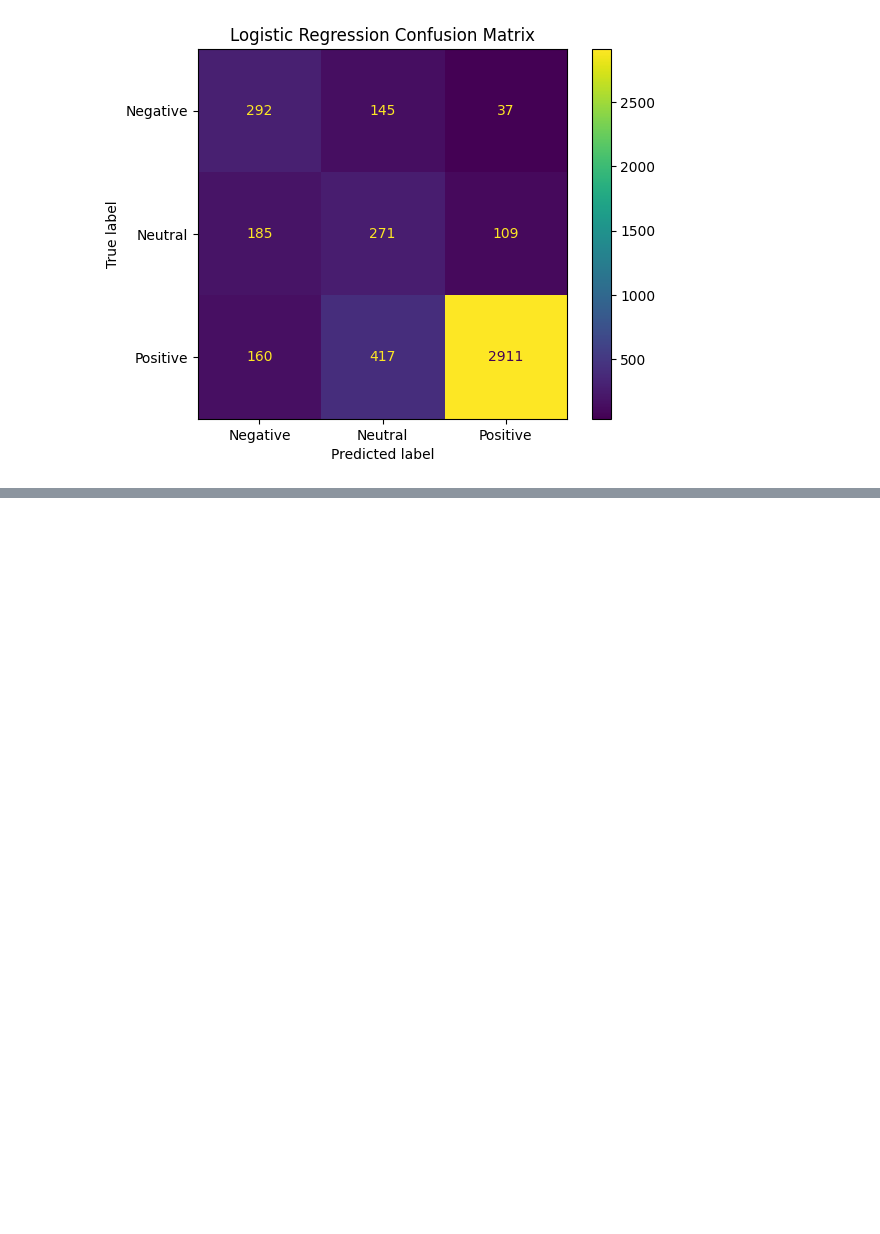
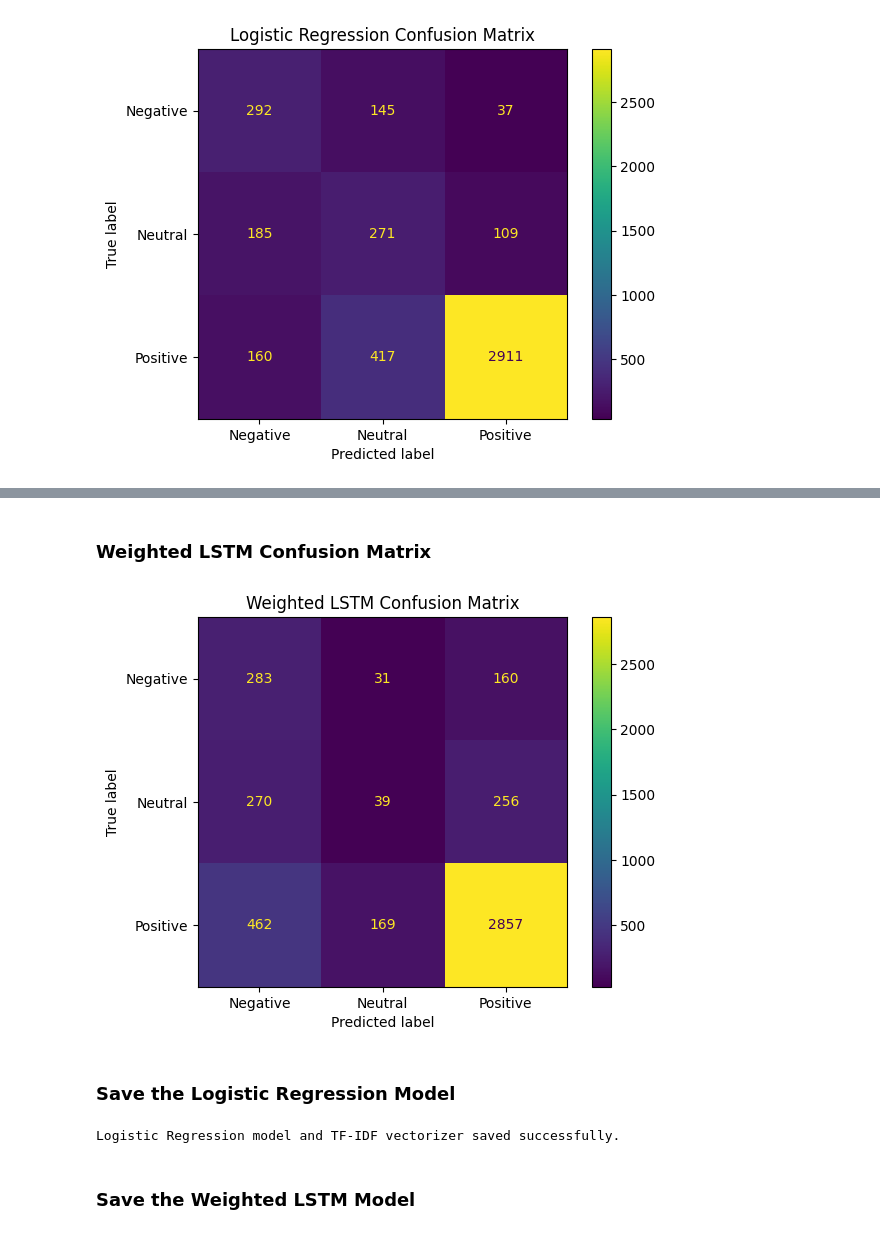
Before and after one commit to Cpox123/ThinkLab-NLP, a Jupyter notebook: notebooks/buddhisha_logistic_lstm.ipynb, the cells around one changed output, grey strips where cells are left out. Drawn from its saved outputs; the diff is of its cells as text; code cells hidden in the pictures; blank space fills up the shorter version.

Commit message:
Added weighted LSTM model and evaluation

```diff
--- a/notebooks/buddhisha_logistic_lstm.ipynb
+++ b/notebooks/buddhisha_logistic_lstm.ipynb
@@ -440,0 +742,29 @@ plt.show()
+# %%
+# Predict sentiments using the weighted LSTM model
+y_weighted_probabilities = weighted_lstm_model.predict(X_test_padded)
+y_weighted_pred = np.argmax(y_weighted_probabilities, axis=1)
+
+# Evaluate the weighted LSTM model
+weighted_accuracy = accuracy_score(y_test_lstm, y_weighted_pred)
+weighted_precision = precision_score(
+    y_test_lstm, y_weighted_pred, average="macro", zero_division=0
+)
+weighted_recall = recall_score(
+    y_test_lstm, y_weighted_pred, average="macro", zero_division=0
+)
+weighted_f1 = f1_score(
+    y_test_lstm, y_weighted_pred, average="macro", zero_division=0
+)
+
+print("Accuracy:", round(weighted_accuracy, 4))
+print("Macro Precision:", round(weighted_precision, 4))
+print("Macro Recall:", round(weighted_recall, 4))
+print("Macro F1-score:", round(weighted_f1, 4))
+
+print("\nClassification Report:")
+print(classification_report(
+    y_test_lstm,
+    y_weighted_pred,
+    target_names=label_encoder.classes_,
+    zero_division=0
+))
@@ -440,0 +788,43 @@ plt.show()
+# %% [markdown]
+### Weighted LSTM Confusion Matrix
+# %%
+# Display the weighted LSTM confusion matrix
+from sklearn.metrics import confusion_matrix, ConfusionMatrixDisplay
+import matplotlib.pyplot as plt
+
+weighted_cm = confusion_matrix(y_test_lstm, y_weighted_pred)
+
+display = ConfusionMatrixDisplay(
+    confusion_matrix=weighted_cm,
+    display_labels=label_encoder.classes_
+)
+
+display.plot(cmap="viridis")
+plt.title("Weighted LSTM Confusion Matrix")
+plt.show()
+# %% [output]
+[figure, added]
+# %% [markdown]
+### Save the Logistic Regression Model
+# %%
+# Save the Logistic Regression model and TF-IDF vectorizer
+import os
+import joblib
+
+os.makedirs("models", exist_ok=True)
+
+joblib.dump(
+    logistic_model,
+    "models/logistic_regression_model.pkl"
+)
+
+joblib.dump(
+    tfidf,
+    "models/tfidf_vectorizer.pkl"
+)
+
+print("Logistic Regression model and TF-IDF vectorizer saved successfully.")
+# %% [output]
+Logistic Regression model and TF-IDF vectorizer saved successfully.
+# %% [markdown]
+### Save the Weighted LSTM Model
```
Also changed, not shown: parts of 46 cells of this notebook.
